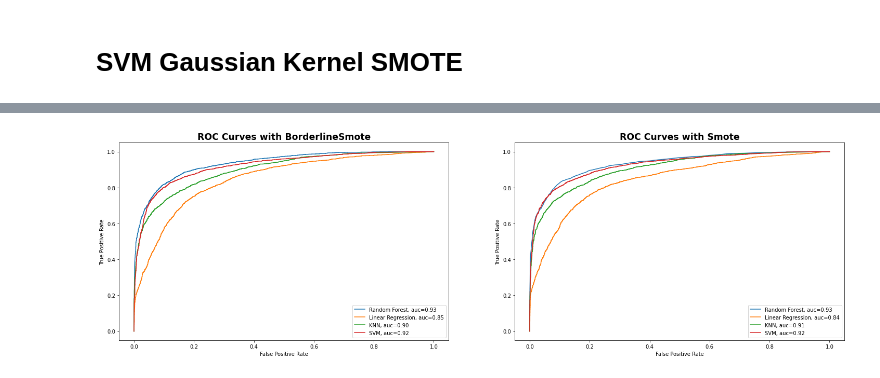
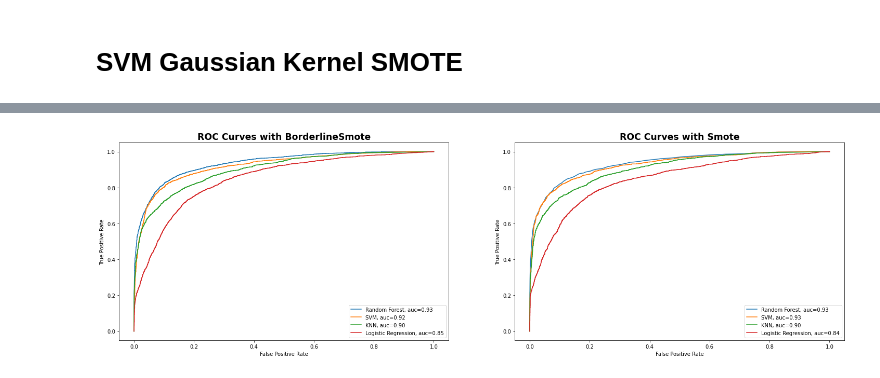
Before and after one commit to spapicchio/Gamma-Telescope-Analysis, a Jupyter notebook: curves.ipynb, the cells around one changed output, grey strips where cells are left out. Saved outputs shown, nothing was run; the diff lists cells and outputs as text; code cells hidden in the pictures.

```diff
--- a/curves.ipynb
+++ b/curves.ipynb
@@ -264,24 +264,24 @@ fpr_SVM_S,tpr_SVM_S,auc_SVM_S=plot_roc_learningcurve(pipeline, df ,outlier,param
 # %%
 fig, ax = plt.subplots(1,2,figsize=(25,7))
 
 ax[0].plot(fpr_RF_BS,tpr_RF_BS,label="Random Forest, auc="+str(format(auc_RF_BS,".2f")))
-ax[0].plot(fpr_LR_BS,tpr_LR_BS,label="Linear Regression, auc="+str(format (auc_LR_BS,".2f")))
+ax[0].plot(fpr_SVM_BS,tpr_SVM_BS,label="SVM, auc="+str(format(auc_SVM_BS,".2f")))
 ax[0].plot(fpr_KN_BS,tpr_KN_BS,label="KNN, auc="+str(format(auc_KN_BS,".2f")))
-ax[0].plot(fpr_SVM_BS,tpr_SVM_BS,label="SVM, auc="+str(format(auc_SVM_BS,".2f")))
+ax[0].plot(fpr_LR_BS,tpr_LR_BS,label="Logistic Regression, auc="+str(format (auc_LR_BS,".2f")))
 ax[0].legend()
 ax[0].set_title("ROC Curves with BorderlineSmote", fontsize='xx-large',weight='bold')
 ax[0].set_ylabel("True Positive Rate")
 ax[0].set_xlabel("False Positive Rate")
 
 ax[1].plot(fpr_RF_S,tpr_RF_S,label="Random Forest, auc="+str(format(auc_RF_S,".2f")))
-ax[1].plot(fpr_LR_S,tpr_LR_S,label="Linear Regression, auc="+str(format(auc_LR_S,".2f")))
+ax[1].plot(fpr_SVM_S,tpr_SVM_S,label="SVM, auc="+str(format(auc_SVM_S,".2f")))
 ax[1].plot(fpr_KN_S,tpr_KN_S,label="KNN, auc="+str(format(auc_KN_S,".2f")))
-ax[1].plot(fpr_SVM_S,tpr_SVM_S,label="SVM, auc="+str(format(auc_SVM_S,".2f")))
+ax[1].plot(fpr_LR_S,tpr_LR_S,label="Logistic Regression, auc="+str(format(auc_LR_S,".2f")))
 ax[1].legend()
 ax[1].set_title("ROC Curves with Smote", fontsize='xx-large',weight='bold')
 ax[1].set_ylabel("True Positive Rate")
 ax[1].set_xlabel("False Positive Rate")
 
 plt.show()
 # %% [output]
-[figure, old version]
+[figure, new version]
```
Also changed, not shown: parts of 8 cells of this notebook, 9 other files.
